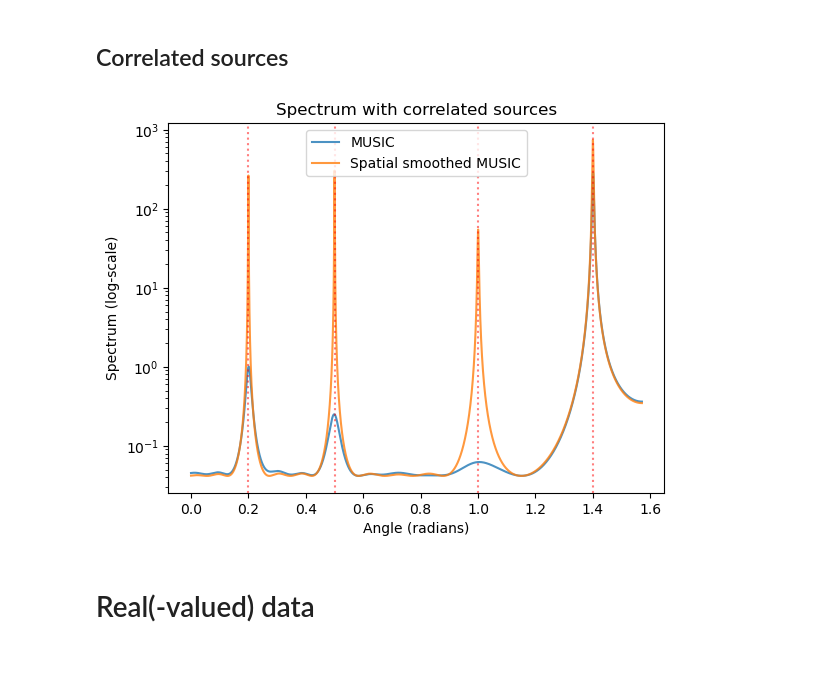
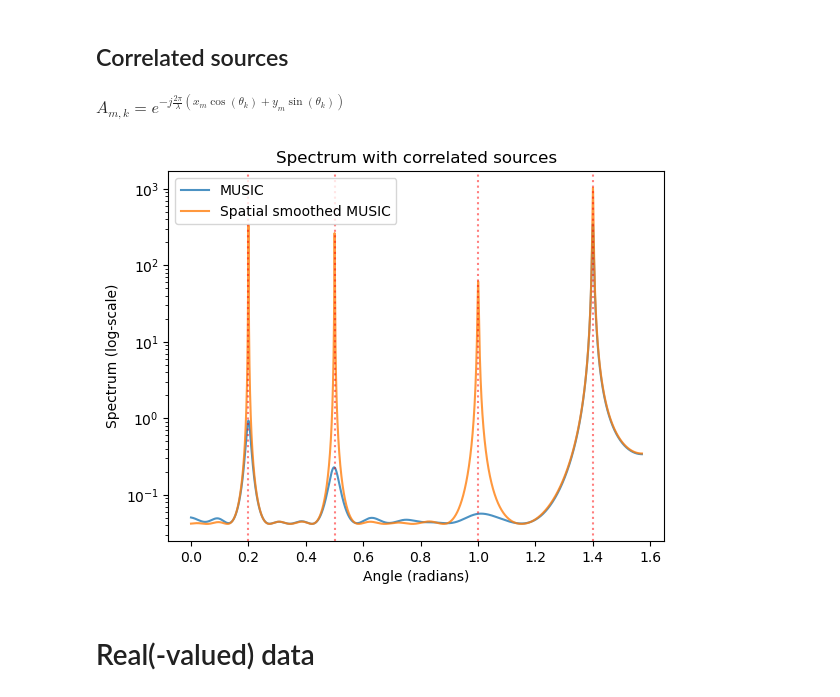
Before and after one commit to MichelDucartier/music_doa, a Jupyter notebook: MUSIC_demo.ipynb, the cells around one changed output. Drawn from its saved outputs; the diff is of its cells as text; code cells hidden in the pictures; blank space fills up the shorter version.

Commit message:
correct correlated stuff function for non aligned mics

```diff
--- a/MUSIC_demo.ipynb
+++ b/MUSIC_demo.ipynb
@@ -167,9 +167,14 @@ plot_spectrum_different_nb_mics([10, 24, 50], wavelength)
 # %% [markdown]
 ## Correlated sources
+# %% [markdown]
+$A_{m, k}=e^{-j \frac{2\pi}{\lambda} (x_m\cos(\theta_k)+y_m\sin(\theta_k))}$
 # %%
-def get_samples_correlated_sources(mic_distance, thetas, wavelength, n_mics, n_sources, n_samples, noise_var):
-    phis = np.array([np.exp(-2j * np.pi * mic_distance * np.sin(theta) / wavelength) for theta in thetas])
-    A = np.vander(phis, n_mics, increasing=True).T
+def get_samples_correlated_sources(coords, thetas, wavelength, n_mics, n_sources, n_samples, noise_var):
+    A = np.zeros((n_mics, n_sources), dtype='complex_')
+    for m in range(n_mics):
+        for k in range(n_sources):
+            distance = coords[0, m]*np.cos(thetas[k])+coords[1, m]*np.sin(thetas[k])
+            A[m, k] = np.exp(-2j * np.pi * distance / wavelength)
 
     S = np.zeros((n_sources, n_samples))
 
@@ -184,24 +189,25 @@ def get_samples_correlated_sources(mic_distance, thetas, wavelength, n_mics, n_s
 # %%
 def plot_correlated_sources(thetas, wavelength, coords, mic_distance=1, n_mics=24):
     n_sources = len(thetas)
     n_samples = 10000
 
-    corr_samples = get_samples_correlated_sources(mic_distance, thetas, wavelength, n_mics,\
+    corr_samples = get_samples_correlated_sources(coords, thetas, wavelength, n_mics,\
                                                   n_sources, n_samples, noise_var=1)
     names = ['MUSIC', 'Spatial smoothed MUSIC']
 
     spectrums = [music(corr_samples, n_sources, coords, main_frequency, verbose=False),
             music(corr_samples, n_sources, coords, main_frequency, correlated=True, verbose=False)]
 
     plot_spectrum((0, np.pi/2), 10000, spectrums, names, 'Spectrum with correlated sources',thetas, log=True)
 
 
 dist = 1
 n_mics = 24
+# Note: this one is fun np.array([(dist * (i%5), dist * i) for i in range(n_mics)]).T
 aligned_mics_coords = np.array([(0, dist * i) for i in range(n_mics)]).T
 plot_correlated_sources([0.2, 0.5, 1, 1.4], wavelength, aligned_mics_coords, mic_distance=dist, n_mics=n_mics)
 # %% [output]
-[figure, old version]
+[figure, new version]
 # %% [markdown]
 # Real(-valued) data
 # %%
```
Also changed, not shown: parts of 4 cells of this notebook.
